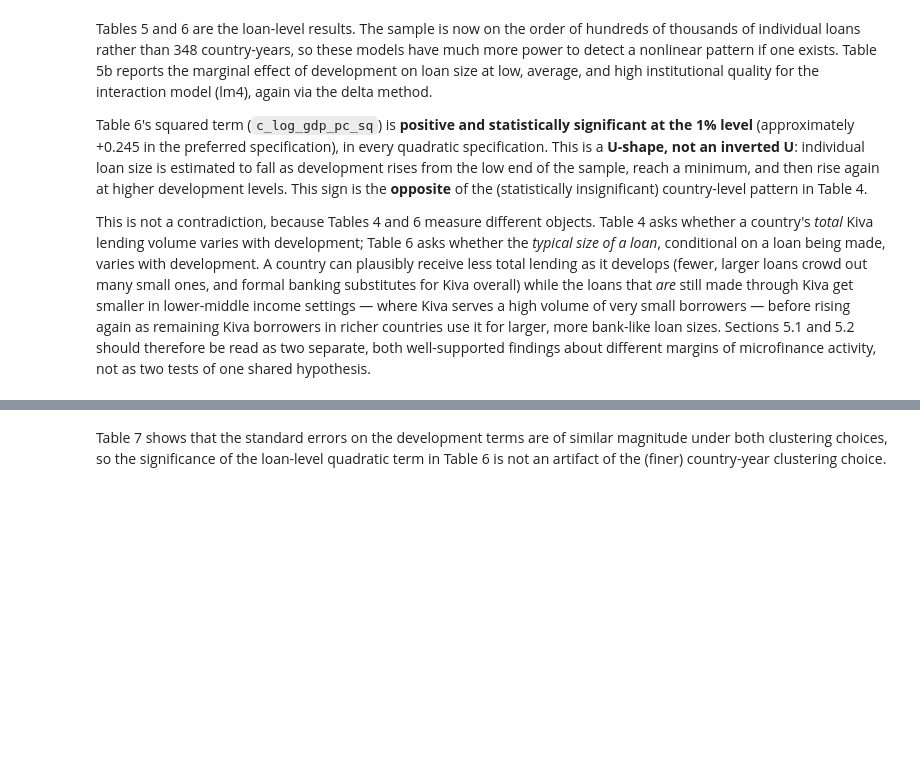
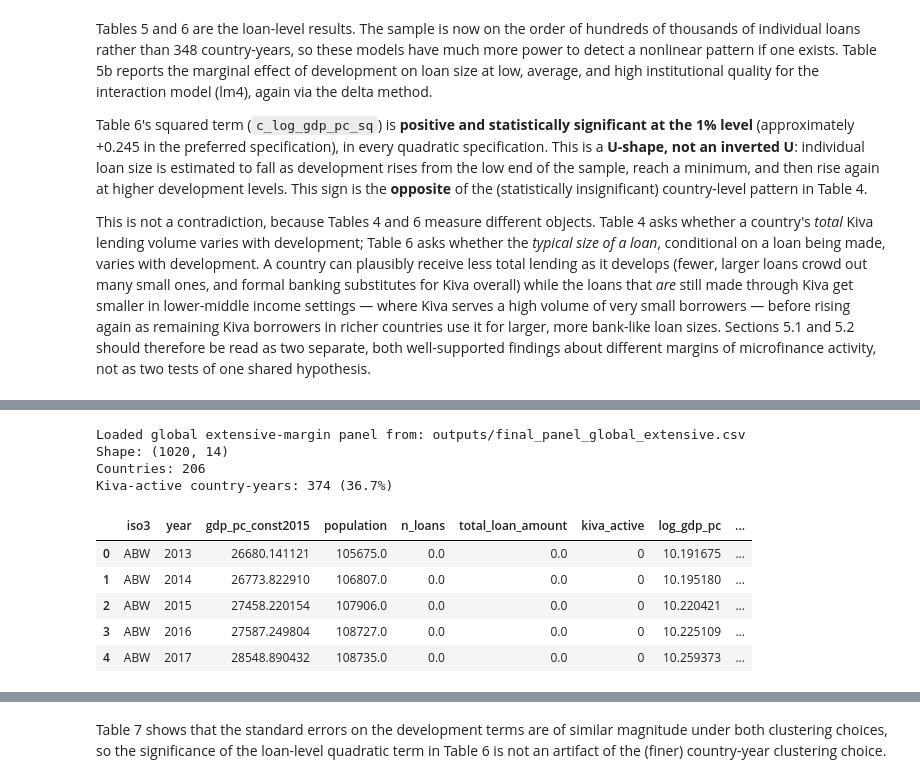
Before and after one commit to KexingYan/Essay, a Jupyter notebook: paper_publication_version.ipynb, the cells around one changed output, grey strips where cells are left out. Saved outputs shown, nothing was run; the diff lists cells and outputs as text; code cells hidden in the pictures; blank space fills up the shorter version.

```diff
--- a/paper_publication_version.ipynb
+++ b/paper_publication_version.ipynb
@@ -1001,0 +1187,21 @@ activity, not as two tests of one shared hypothesis.
+# %%
+import statsmodels.api as sm
+
+global_path = Path("outputs/final_panel_global_extensive.csv")
+gpanel = pd.read_csv(global_path)
+print("Loaded global extensive-margin panel from:", global_path)
+print("Shape:", gpanel.shape)
+print("Countries:", gpanel["iso3"].nunique())
+print("Kiva-active country-years:", int(gpanel["kiva_active"].sum()), f"({gpanel['kiva_active'].mean():.1%})")
+gpanel.head()
+# %% [output]
+Loaded global extensive-margin panel from: outputs/final_panel_global_extensive.csv
+Shape: (1020, 14)
+Countries: 206
+Kiva-active country-years: 374 (36.7%)
+|  | iso3 | year | gdp_pc_const2015 | population | n_loans | total_loan_amount | kiva_active | log_gdp_pc | ... |
+| 0 | ABW | 2013 | 26680.141121 | 105675.0 | 0.0 | 0.0 | 0 | 10.191675 | ... |
+| 1 | ABW | 2014 | 26773.822910 | 106807.0 | 0.0 | 0.0 | 0 | 10.195180 | ... |
+| 2 | ABW | 2015 | 27458.220154 | 107906.0 | 0.0 | 0.0 | 0 | 10.220421 | ... |
+| 3 | ABW | 2016 | 27587.249804 | 108727.0 | 0.0 | 0.0 | 0 | 10.225109 | ... |
+| 4 | ABW | 2017 | 28548.890432 | 108735.0 | 0.0 | 0.0 | 0 | 10.259373 | ... |
```
Also changed, not shown: parts of 32 cells of this notebook, 9 other files.
